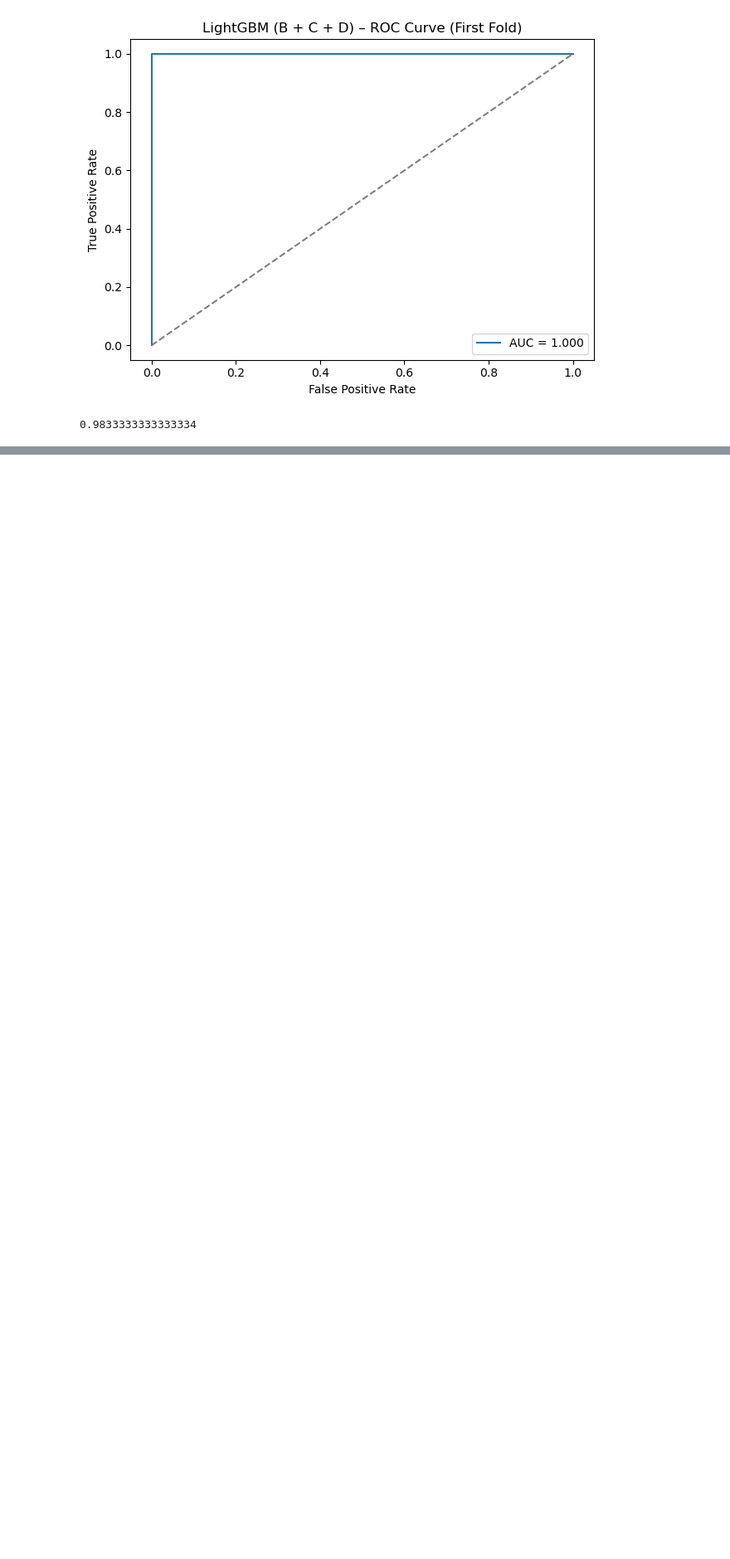
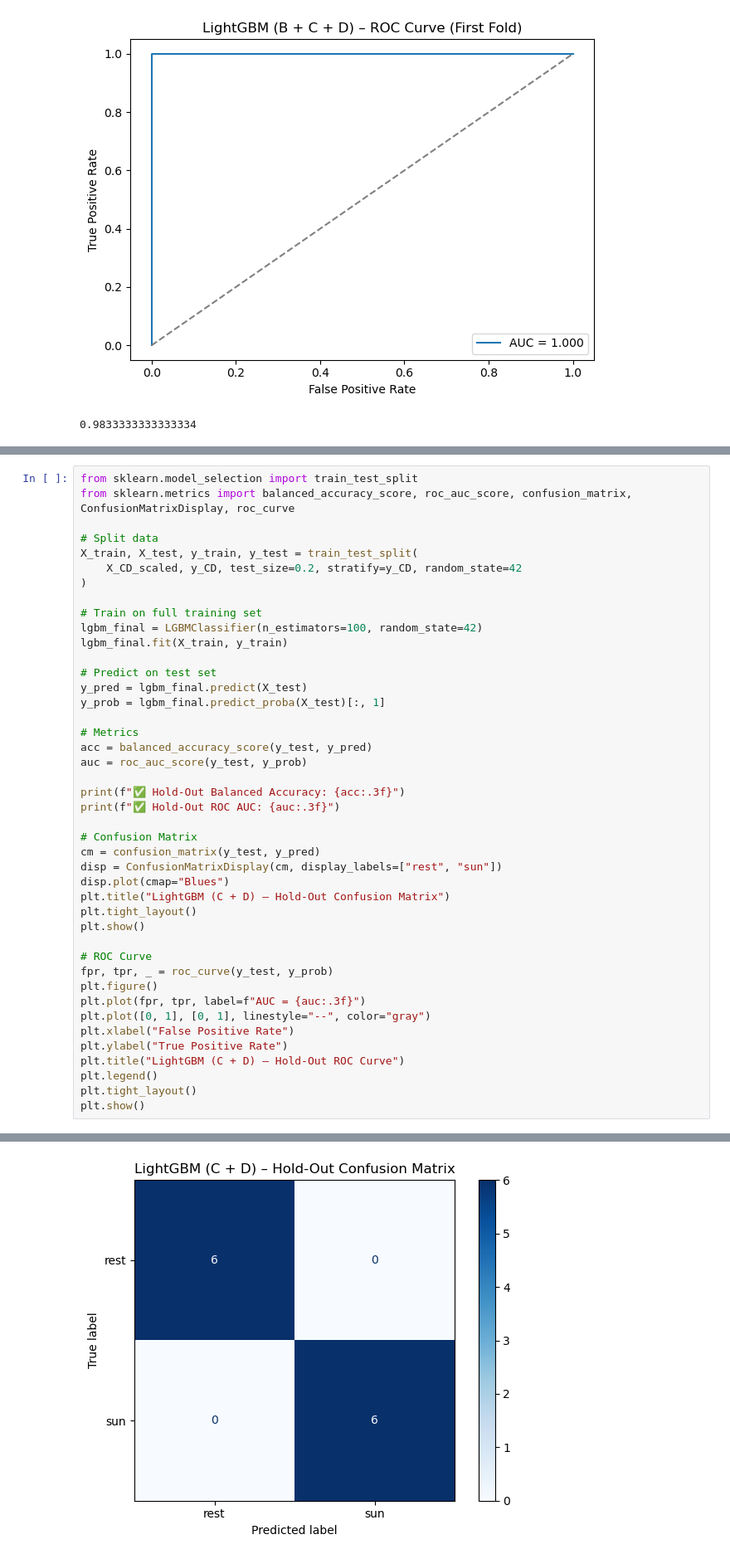
Before and after one commit to linalopes/creativity-in-vitro-eeg, a Jupyter notebook: notebooks/12_Lina_ses-03_task-sunimagery_ml-dl.ipynb, the cells around one changed output, grey strips where cells are left out. Shown at 83% size. Saved outputs shown, nothing was run; the diff lists cells and outputs as text; blank space fills up the shorter version.

```diff
--- a/notebooks/12_Lina_ses-03_task-sunimagery_ml-dl.ipynb
+++ b/notebooks/12_Lina_ses-03_task-sunimagery_ml-dl.ipynb
@@ -2825,0 +2853,44 @@ evaluate_model(X_BCD_scaled, y_BCD, lgbm, model_name="LightGBM (B + C + D)")
+# %%
+from sklearn.model_selection import train_test_split
+from sklearn.metrics import balanced_accuracy_score, roc_auc_score, confusion_matrix, ConfusionMatrixDisplay, roc_curve
+
+# Split data
+X_train, X_test, y_train, y_test = train_test_split(
+    X_CD_scaled, y_CD, test_size=0.2, stratify=y_CD, random_state=42
+)
+
+# Train on full training set
+lgbm_final = LGBMClassifier(n_estimators=100, random_state=42)
+lgbm_final.fit(X_train, y_train)
+
+# Predict on test set
+y_pred = lgbm_final.predict(X_test)
+y_prob = lgbm_final.predict_proba(X_test)[:, 1]
+
+# Metrics
+acc = balanced_accuracy_score(y_test, y_pred)
+auc = roc_auc_score(y_test, y_prob)
+
+print(f"✅ Hold-Out Balanced Accuracy: {acc:.3f}")
+print(f"✅ Hold-Out ROC AUC: {auc:.3f}")
+
+# Confusion Matrix
+cm = confusion_matrix(y_test, y_pred)
+disp = ConfusionMatrixDisplay(cm, display_labels=["rest", "sun"])
+disp.plot(cmap="Blues")
+plt.title("LightGBM (C + D) – Hold-Out Confusion Matrix")
+plt.tight_layout()
+plt.show()
+
+# ROC Curve
+fpr, tpr, _ = roc_curve(y_test, y_prob)
+plt.figure()
+plt.plot(fpr, tpr, label=f"AUC = {auc:.3f}")
+plt.plot([0, 1], [0, 1], linestyle="--", color="gray")
+plt.xlabel("False Positive Rate")
+plt.ylabel("True Positive Rate")
+plt.title("LightGBM (C + D) – Hold-Out ROC Curve")
+plt.legend()
+plt.tight_layout()
+plt.show()
+# %% [output]
@@ -2825,0 +2899 @@ evaluate_model(X_BCD_scaled, y_BCD, lgbm, model_name="LightGBM (B + C + D)")
+[figure, added]
```
Also changed, not shown: parts of 5 cells of this notebook.
